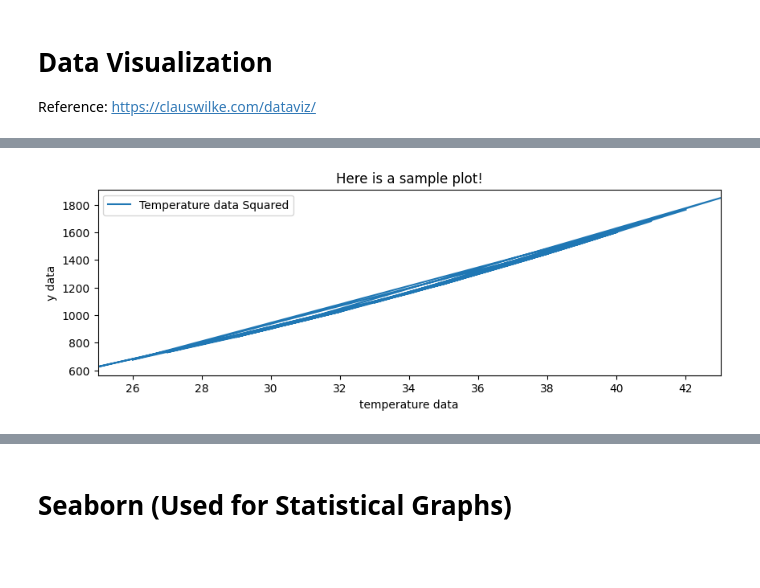
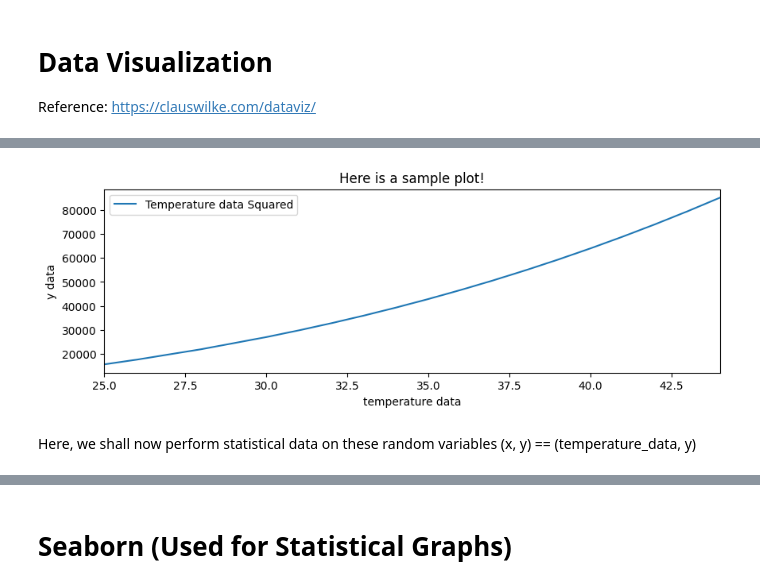
Before and after one commit to FahimHafiz/Vaccination-Dataset-Preprocessing-Analysis-and-Prediction-Using-Machine-Learning, a Jupyter notebook: example_data_visualization.ipynb, the cells around one changed output, grey strips where cells are left out. Saved outputs shown, nothing was run; the diff lists cells and outputs as text; code cells hidden in the pictures; blank space fills up the shorter version.

```diff
--- a/example_data_visualization.ipynb
+++ b/example_data_visualization.ipynb
@@ -28,0 +17,12 @@ print(y)
+# %%
+# Randomly declared temperature_data and its corresponding y value
+temperature_data = np.random.randint(25, 45, size=30)
+y = temperature_data ** 3
+print(f"temperature data: {temperature_data}")
+print(f"temperature data squared: {y}")
+
+# let's sort the temperature_data before plotting
+temperature_data_sorted = temperature_data[np.argsort(temperature_data)]
+y_sorted = y[np.argsort(temperature_data)]
+print(f"sorted temperature data: {temperature_data_sorted}")
+print(f"sorted temperature data squared: {y_sorted}")
@@ -29,14 +40,16 @@ print(y)
 # %%
 plt.figure(figsize=(10, 3))
-plt.plot(temperature_data, y, label='Temperature data Squared') # curve name is given as temperature data squared...
+plt.plot(temperature_data_sorted, y_sorted, label='Temperature data Squared') # curve name is given as temperature data squared...
 plt.xlabel("temperature data")
 plt.ylabel("y data")
 plt.title("Here is a sample plot!")
 plt.xlim([min(temperature_data), max(temperature_data)])
 plt.legend()
 
 plt.show()
 # %% [output]
-[figure, old version]
+[figure, new version]
+# %% [markdown]
+Here, we shall now perform statistical data on these random variables (x, y) == (temperature_data, y)
 # %%
 # Histogram data of the tempearature
```
Also changed, not shown: parts of 5 cells of this notebook.
